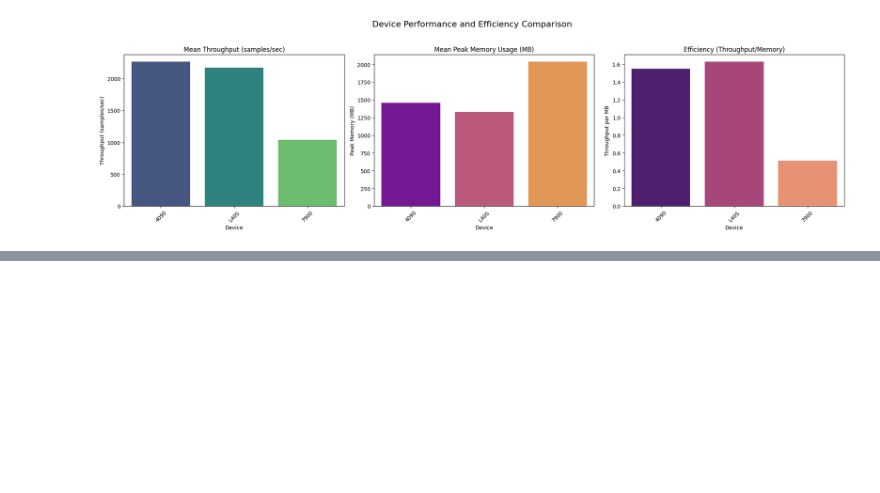
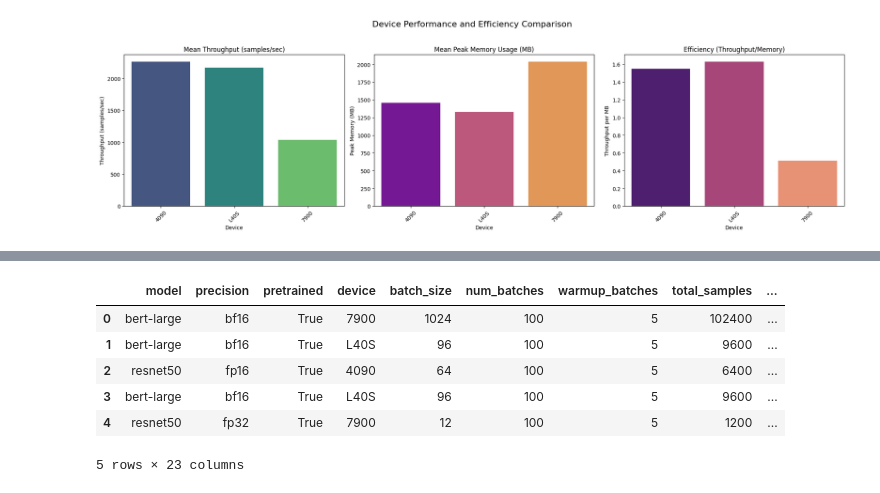
Before and after one commit to henriqueutzig/tcc_mixed_precision, a Jupyter notebook: infer_metrics/inference_analysis.ipynb, the cells around one changed output, grey strips where cells are left out. Cells and saved outputs as stored; diff of their text form; code cells hidden in the pictures; blank space fills up the shorter version.

```diff
--- a/infer_metrics/inference_analysis.ipynb
+++ b/infer_metrics/inference_analysis.ipynb
@@ -159,0 +351,11 @@ Passing `palette` without assigning `hue` is deprecated and will be removed in v
+# %%
+plot_data = df.copy()
+plot_data.head()
+# %% [output]
+|  | model | precision | pretrained | device | batch_size | num_batches | warmup_batches | total_samples | ... |
+| 0 | bert-large | bf16 | True | 7900 | 1024 | 100 | 5 | 102400 | ... |
+| 1 | bert-large | bf16 | True | L40S | 96 | 100 | 5 | 9600 | ... |
+| 2 | resnet50 | fp16 | True | 4090 | 64 | 100 | 5 | 6400 | ... |
+| 3 | bert-large | bf16 | True | L40S | 96 | 100 | 5 | 9600 | ... |
+| 4 | resnet50 | fp32 | True | 7900 | 12 | 100 | 5 | 1200 | ... |
+5 rows × 23 columns
```
Also changed, not shown: parts of 4 cells of this notebook, 1 other file.
